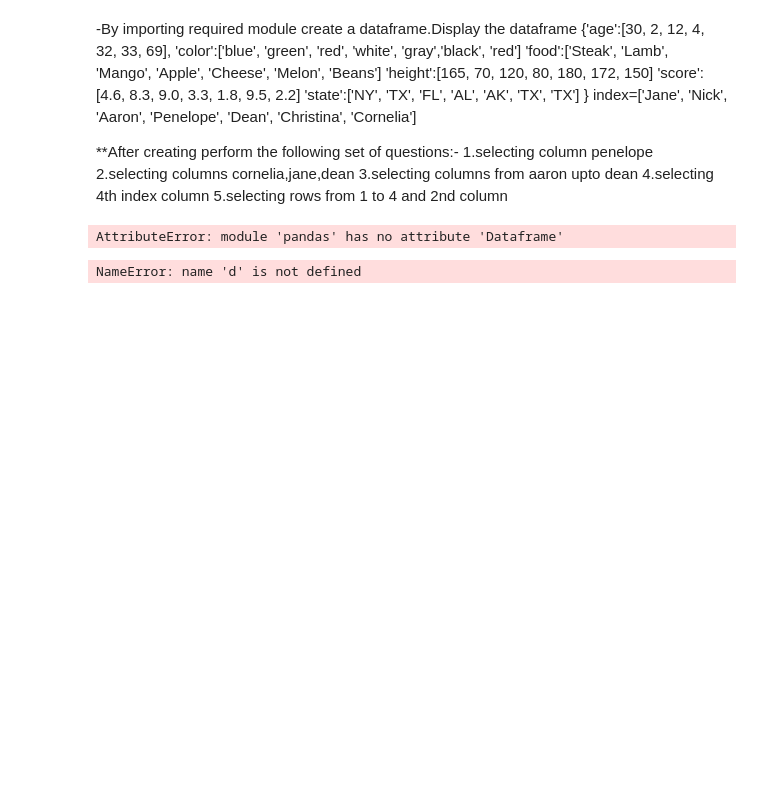
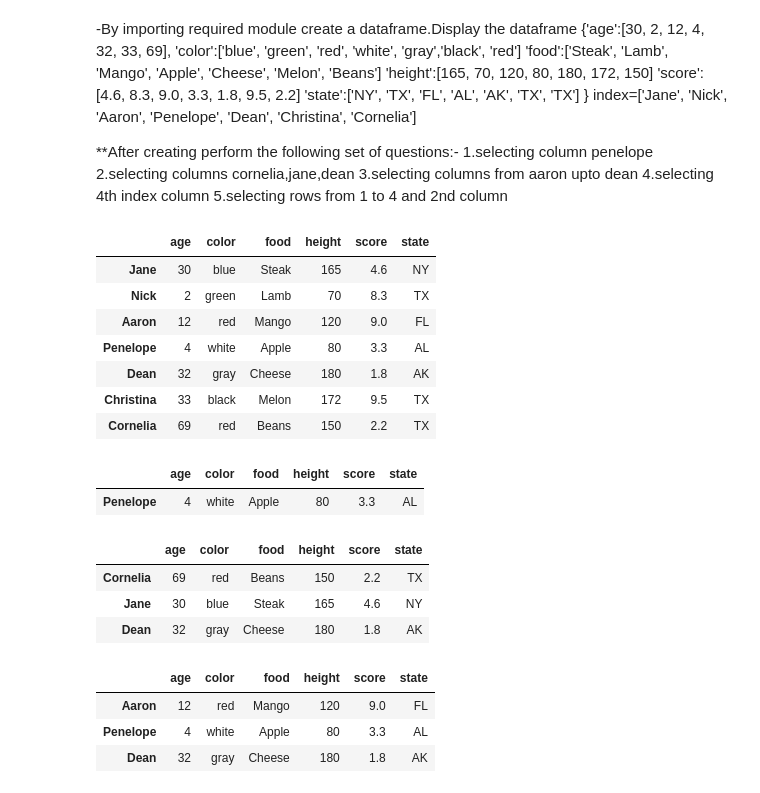
Before and after one commit to Mboitai/Python, a Jupyter notebook: lab-4.ipynb, the cells around one changed output. Cells and saved outputs as stored; diff of their text form; code cells hidden in the pictures; blank space fills up the shorter version.

```diff
--- a/lab-4.ipynb
+++ b/lab-4.ipynb
@@ -183,25 +183,45 @@ data.iloc[1:5,2:4]
 4.selecting 4th index column
 5.selecting rows from 1 to 4 and 2nd column
 # %%
-d = pd.Dataframe({'age':[30, 2, 12, 4, 32, 33, 69],
+d = pd.DataFrame({'age':[30, 2, 12, 4, 32, 33, 69],
                    'color':['blue', 'green', 'red', 'white', 'gray','black', 'red'],
                    'food':['Steak', 'Lamb', 'Mango', 'Apple', 'Cheese', 'Melon', 'Beans'],
                    'height':[165, 70, 120, 80, 180, 172, 150],
                    'score':[4.6, 8.3, 9.0, 3.3, 1.8, 9.5, 2.2],
                    'state':['NY', 'TX', 'FL', 'AL', 'AK', 'TX', 'TX']
                    },
                     index=['Jane', 'Nick', 'Aaron', 'Penelope', 'Dean', 'Christina', 'Cornelia'])
 d
 # %% [output]
-AttributeError: module 'pandas' has no attribute 'Dataframe'
+|  | age | color | food | height | score | state |
+| Jane | 30 | blue | Steak | 165 | 4.6 | NY |
+| Nick | 2 | green | Lamb | 70 | 8.3 | TX |
+| Aaron | 12 | red | Mango | 120 | 9.0 | FL |
+| Penelope | 4 | white | Apple | 80 | 3.3 | AL |
+| Dean | 32 | gray | Cheese | 180 | 1.8 | AK |
+| Christina | 33 | black | Melon | 172 | 9.5 | TX |
+| Cornelia | 69 | red | Beans | 150 | 2.2 | TX |
 # %%
 #1.selecting column penelope
-d.loc['Penelope']
+d.loc[['Penelope']]
 # %% [output]
-NameError: name 'd' is not defined
+|  | age | color | food | height | score | state |
+| Penelope | 4 | white | Apple | 80 | 3.3 | AL |
 # %%
 #2.selecting columns cornelia,jane,dean
+d.loc[['Cornelia','Jane','Dean']]
+# %% [output]
+|  | age | color | food | height | score | state |
+| Cornelia | 69 | red | Beans | 150 | 2.2 | TX |
+| Jane | 30 | blue | Steak | 165 | 4.6 | NY |
+| Dean | 32 | gray | Cheese | 180 | 1.8 | AK |
 # %%
 #3.selecting columns from aaron upto dean
+d.iloc[2:5]
+# %% [output]
+|  | age | color | food | height | score | state |
+| Aaron | 12 | red | Mango | 120 | 9.0 | FL |
+| Penelope | 4 | white | Apple | 80 | 3.3 | AL |
+| Dean | 32 | gray | Cheese | 180 | 1.8 | AK |
 # %%
 #4.selecting 4th index column
```
Also changed, not shown: parts of 2 cells of this notebook.
